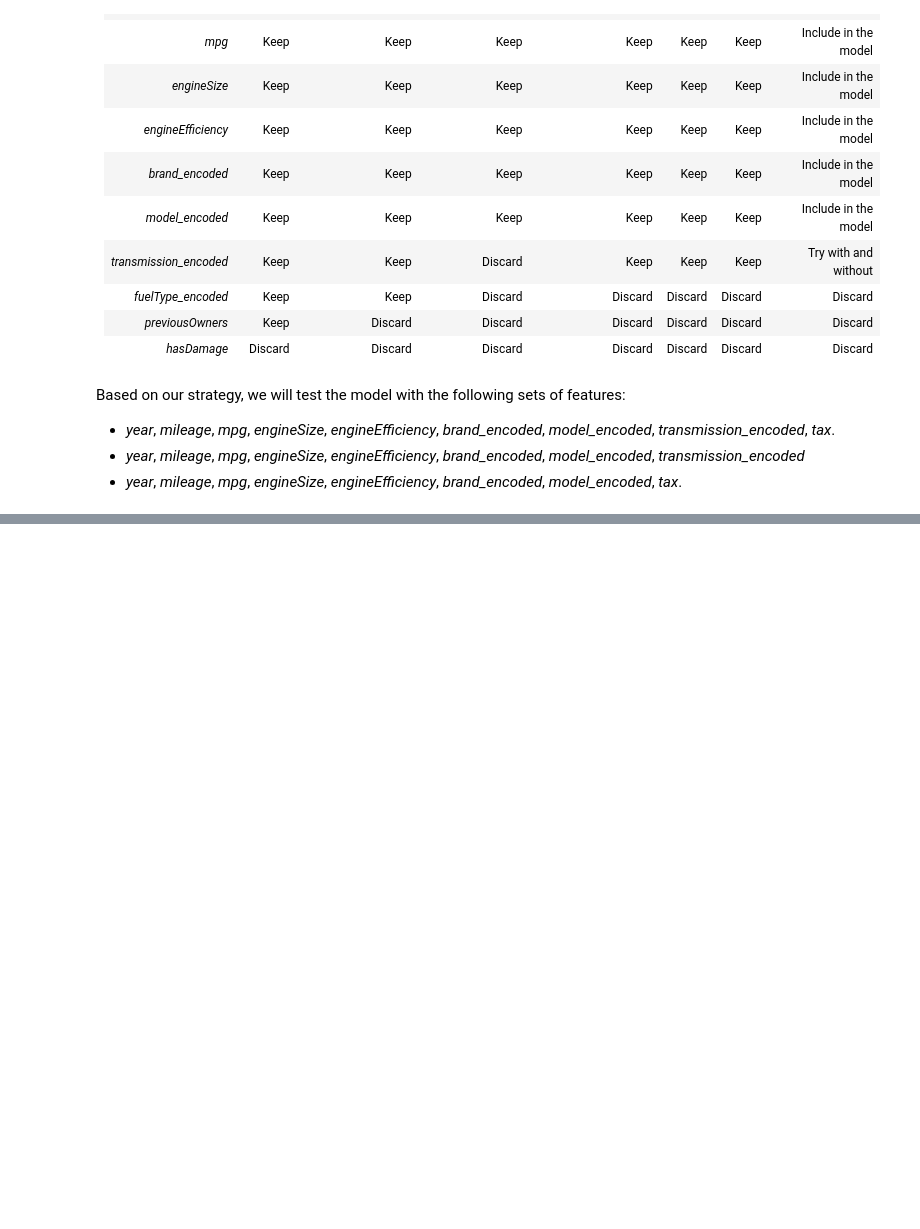
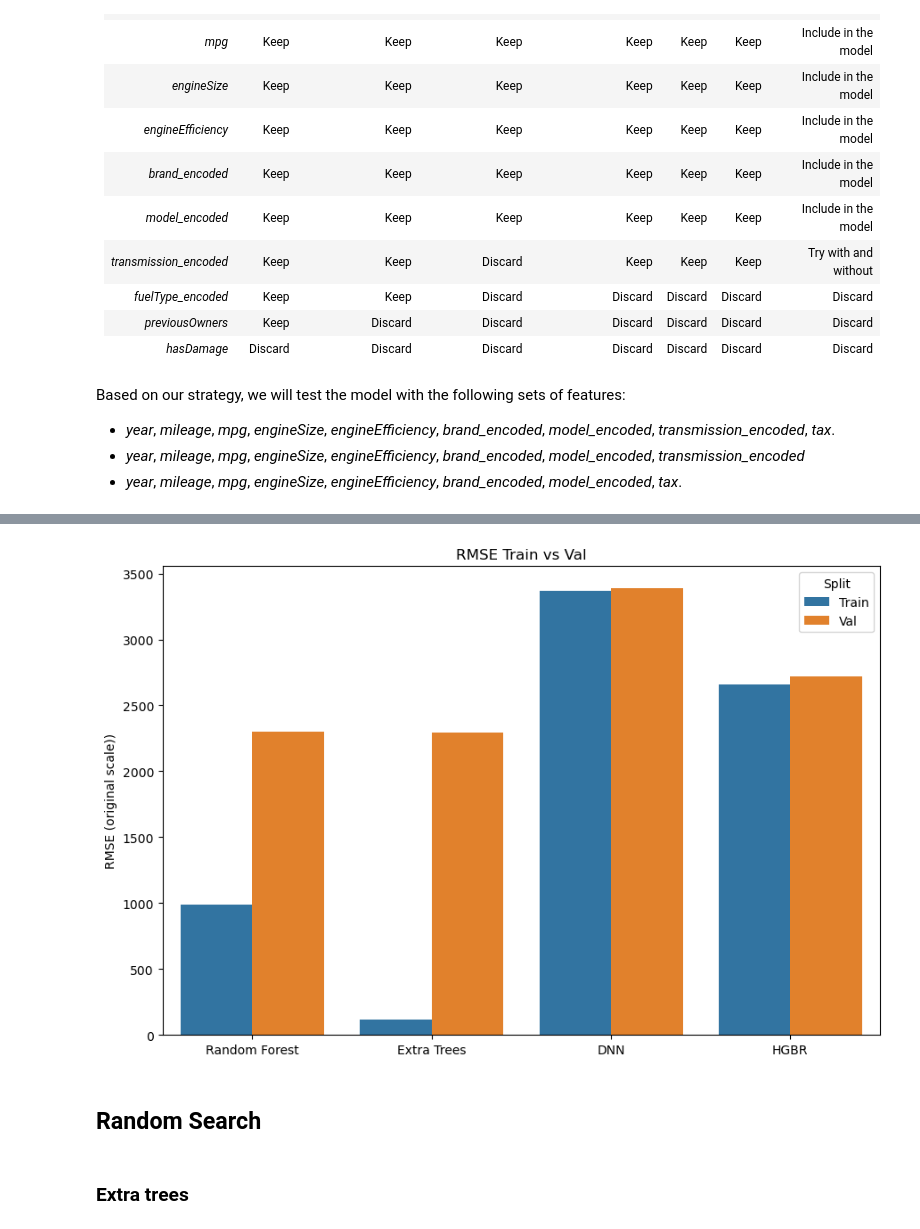
Before and after one commit to martaribeiro11/ML_project_46, a Jupyter notebook: BPMV(freq).ipynb, the cells around one changed output, grey strips where cells are left out. Cells and saved outputs as stored; diff of their text form; code cells hidden in the pictures; blank space fills up the shorter version.

Commit message:
melhor modelo escolhido

```diff
--- a/BPMV(freq).ipynb
+++ b/BPMV(freq).ipynb
@@ -2806,0 +2836,10 @@ Based on our strategy, we will test the model with the following sets of feature
+# %%
+base_features = ['year', 'mileage', 'mpg', 'engineSize', 'engineEfficiency', 'brand_encoded',
+                  'model_encoded', 'transmission_encoded', 'tax']
+
+X_train = X_train[base_features]
+X_val = X_val[base_features]
+test_data = test_data[base_features]
+
+y_train_log = np.log1p(y_train)
+y_val_log   = np.log1p(y_val)
@@ -2806,0 +3071,45 @@ Based on our strategy, we will test the model with the following sets of feature
+# %%
+# Construir DataFrame “arrumado” para plot
+rmse_plot = pd.DataFrame({
+    "Model": [
+        "Random Forest", "Random Forest",
+        "Extra Trees",   "Extra Trees",
+        "DNN",           "DNN",
+        "HGBR",          "HGBR"
+    ],
+    "Split": [
+        "Train", "Val",
+        "Train", "Val",
+        "Train", "Val",
+        "Train", "Val"
+    ],
+    "RMSE": [
+        results.loc["RF RMSE (Train)",   "Value"],
+        results.loc["RF RMSE (Val)",     "Value"],
+        results.loc["ET RMSE (Train)",   "Value"],
+        results.loc["ET RMSE (Val)",     "Value"],
+        results.loc["DNN RMSE (Train)",  "Value"],
+        results.loc["DNN RMSE (Val)",    "Value"],
+        results.loc["HGBR RMSE (Train)", "Value"],
+        results.loc["HGBR RMSE (Val)",   "Value"],
+    ]
+})
+
+plt.figure(figsize=(9, 6))
+sns.barplot(
+    data=rmse_plot,
+    x="Model",
+    y="RMSE",
+    hue="Split"
+)
+plt.title("RMSE Train vs Val")
+plt.ylabel("RMSE (original scale))")
+plt.xlabel("")
+plt.tight_layout()
+plt.show()
+# %% [output]
+[figure, added]
+# %% [markdown]
+## Random Search
+# %% [markdown]
+### Extra trees
```
Also changed, not shown: parts of 30 cells of this notebook, 9 other files.
